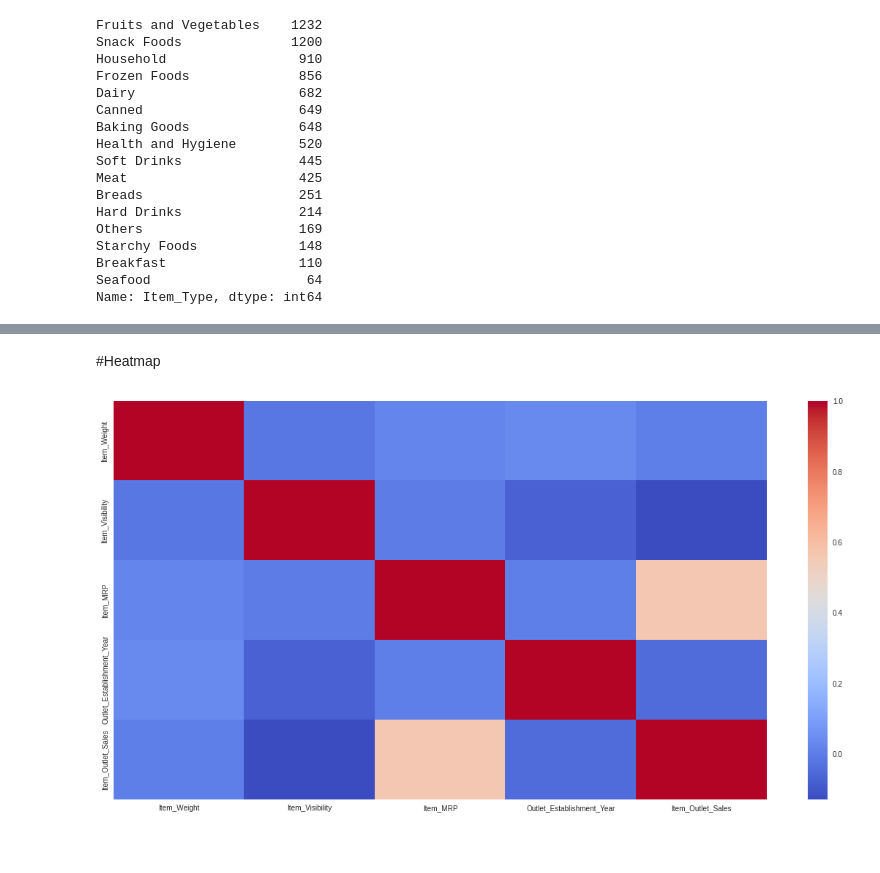
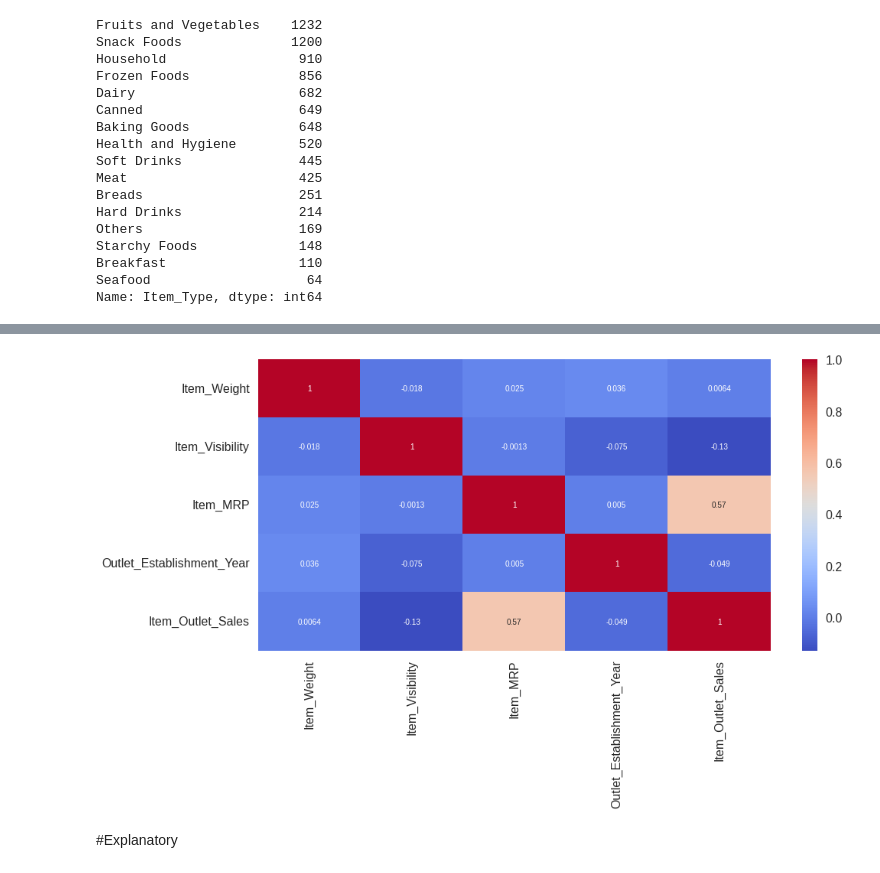
Before and after one commit to lindseyvanosky/Project-1-Predicting-Food-Sales, a Jupyter notebook: LV_Food_Sales_Predictions.ipynb, the cells around one changed output, grey strips where cells are left out. Saved outputs shown, nothing was run; the diff lists cells and outputs as text; code cells hidden in the pictures; blank space fills up the shorter version.

```diff
--- a/LV_Food_Sales_Predictions.ipynb
+++ b/LV_Food_Sales_Predictions.ipynb
@@ -465,8 +473,8 @@ filterwarnings("ignore")
+# %%
+corr = df.corr()
+plt.figure(figsize = (15, 7))
+sns.heatmap(corr, cmap = "coolwarm", annot = True);
+# %% [output]
+[figure, added]
 # %% [markdown]
-#Heatmap
+#Explanatory
-# %%
-corr = df.corr()
-plt.figure(figsize = (20, 10))
-sns.heatmap(corr, cmap = "coolwarm");
-# %% [output]
-[figure, removed]
```
Also changed, not shown: parts of 19 cells of this notebook.
